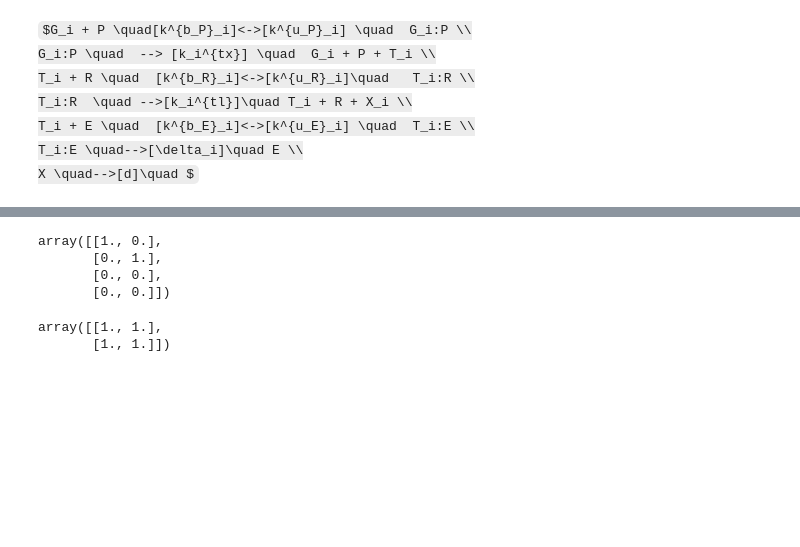
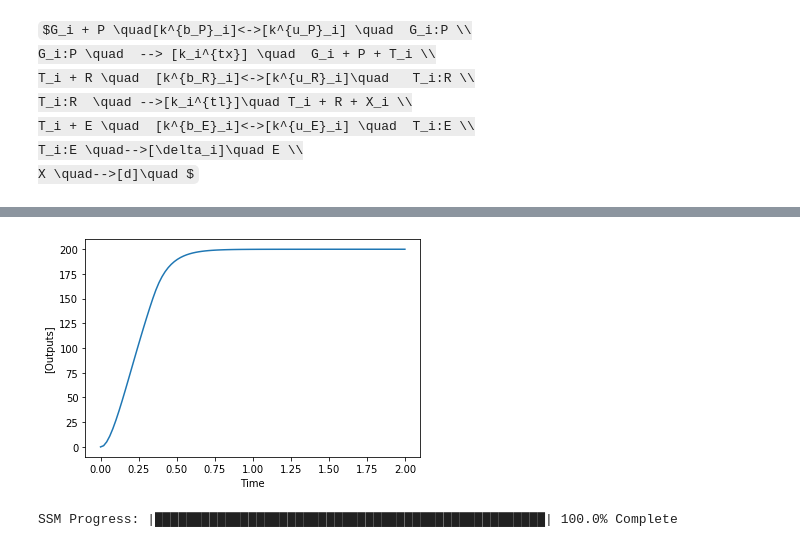
Before and after one commit to ayush9pandey/AutoReduce, a Jupyter notebook: gene_expression_bioCRNpyler.ipynb, the cells around one changed output, grey strips where cells are left out. Saved outputs shown, nothing was run; the diff lists cells and outputs as text; code cells hidden in the pictures; some formulas as TeX source; blank space fills up the shorter version.

```diff
--- a/gene_expression_bioCRNpyler.ipynb
+++ b/gene_expression_bioCRNpyler.ipynb
@@ -22,10 +25,8 @@ x_init[0] = 10
 x_init[1] = 10000
 x_init[4] = 10000
 x_init[6] = 10000
-C = np.zeros( (n, nouts) )
 C = np.zeros((nouts,n), dtype=int)
 C[0][8] = 1
-C = C.tolist()
 
 nstates_tol = 8
 error_tol = 3000
@@ -55,7 +56,11 @@ k_be = symbols('k_be')
 k_ue = symbols('k_ue')
 d_i = symbols('d_i')
 d = symbols('d')
-params = [k_bp, k_up, k_tx, k_br, k_ur, k_tl, k_be, k_ue, d_i, d]
+
+E_tot = symbols('E_tot')
+P_tot = symbols('P_tot')
+R_tot = symbols('R_tot')
+params = [k_bp, k_up, k_tx, k_br, k_ur, k_tl, k_be, k_ue, d_i, d, E_tot, P_tot, R_tot]
 f0 = (k_bp + k_tx) * x2 - k_up * x0 * x1
 f1 = (k_bp + k_tx) * x2 - k_up * x0 * x1
 f2 = k_bp * x0 * x1 - (k_up + k_tx)*x2
@@ -68,7 +73,7 @@ f8 = k_tl * x5 - d * x8
 
 f = [f0,f1,f2,f3,f4,f5,f6,f7,f8]
 # parameter values
-params_values = [100, 10, 4, 10, 0.25, 2, 10, 0.5, 1, 0.1]
+params_values = [100, 10, 4, 10, 0.25, 2, 10, 0.5, 1, 1, 1000, 1000, 1000]
 sys = System(x, f, params = params, params_values = params_values, C = C, x_init = x_init)
 # %%
 from auto_reduce.utils import get_ODE
@@ -113,7 +112,6 @@ for j in range(nouts):
 # %%
 from auto_reduce.utils import reduce
-timepoints_ssm = np.linspace(0,100,10)
-timepoints_ode = np.linspace(0, 100, 100)
+timepoints_ssm = np.linspace(0,2,100)
+timepoints_ode = np.linspace(0,2,100)
 sys_reduce = reduce(sys, timepoints_ode, timepoints_ssm)
-sys_reduce.nstates_tol = 6
-results = sys_reduce.reduce_Cx()
+sys_reduce.nstates_tol = 3
@@ -270,14 +118,37 @@ T, T1, T2 = sys_reduce.get_T([2,3])
-# %%
-# sys_reduce.all_reductions
-# aa, bb = sys_reduce.solve_timescale_separation([2,3])
-T2
-# %% [output]
-array([[1., 0.],
-       [0., 1.],
-       [0., 0.],
-       [0., 0.]])
-# %%
-aa.C
-# %% [output]
-array([[1., 1.],
-       [1., 1.]])
+# %%
+G, P, C1, T, R, C2, E, C3, X = sys.x
+conserved_quantities = [P + C1 - P_tot, R + C2 - R_tot, E + C3 - E_tot]
+states_to_eliminate = [1,4,6]
+f_cons = sys_reduce.set_conservation_laws(conserved_quantities, states_to_eliminate)
+# %%
+from auto_reduce.utils import get_ODE
+timepoints_ode = np.linspace(0, 2, 100)
+params_values = [100, 10, 4, 10, 0.25, 2, 10, 0.5, 1, 10, 1000, 1000, 1000]
+sys_reduce.params_values = params_values
+sys_ode = get_ODE(sys_reduce, timepoints_ode)
+sol = sys_ode.solve_system().T
+import matplotlib.pyplot as plt
+plt.plot(timepoints_ode, np.transpose(np.array(sys_reduce.C)@sol))
+plt.xlabel('Time')
+plt.ylabel('[Outputs]')
+plt.show()
+# %% [output]
+[figure, added]
+# %%
+from auto_reduce.utils import get_SSM
+timepoints_ssm = np.linspace(0, 2, 10)
+# k_bp, k_up, k_tx, k_br, k_ur, k_tl, k_be, k_ue, d_i, d, E_tot, P_tot, R_tot
+params_values = [100, 120, 4, 10, 0.25, 2, 10, 0.5, 10, 10, 10000, 10000, 10000]
+sys_reduce = reduce(sys, timepoints_ode, timepoints_ssm)
+sys_reduce.params_values = params_values
+_, x_sol2, red_ssm = sys_reduce.get_solutions()
+# sys_reduce_ssm = get_SSM(sys_reduce, timepoints_ssm)
+
+# Jr = red_ssm.compute_J(x_sol2[0,:])
+# Zr = red_ssm.compute_Zj(x_sol2[0,:],0)
+red_S = red_ssm.compute_SSM()
+
+# f_cons
+#k_up, k_tl, d_i
+# %% [output]
+SSM Progress: |██████████████████████████████████████████████████| 100.0% Complete
```
Also changed, not shown: parts of 17 cells of this notebook, 7 other files.
